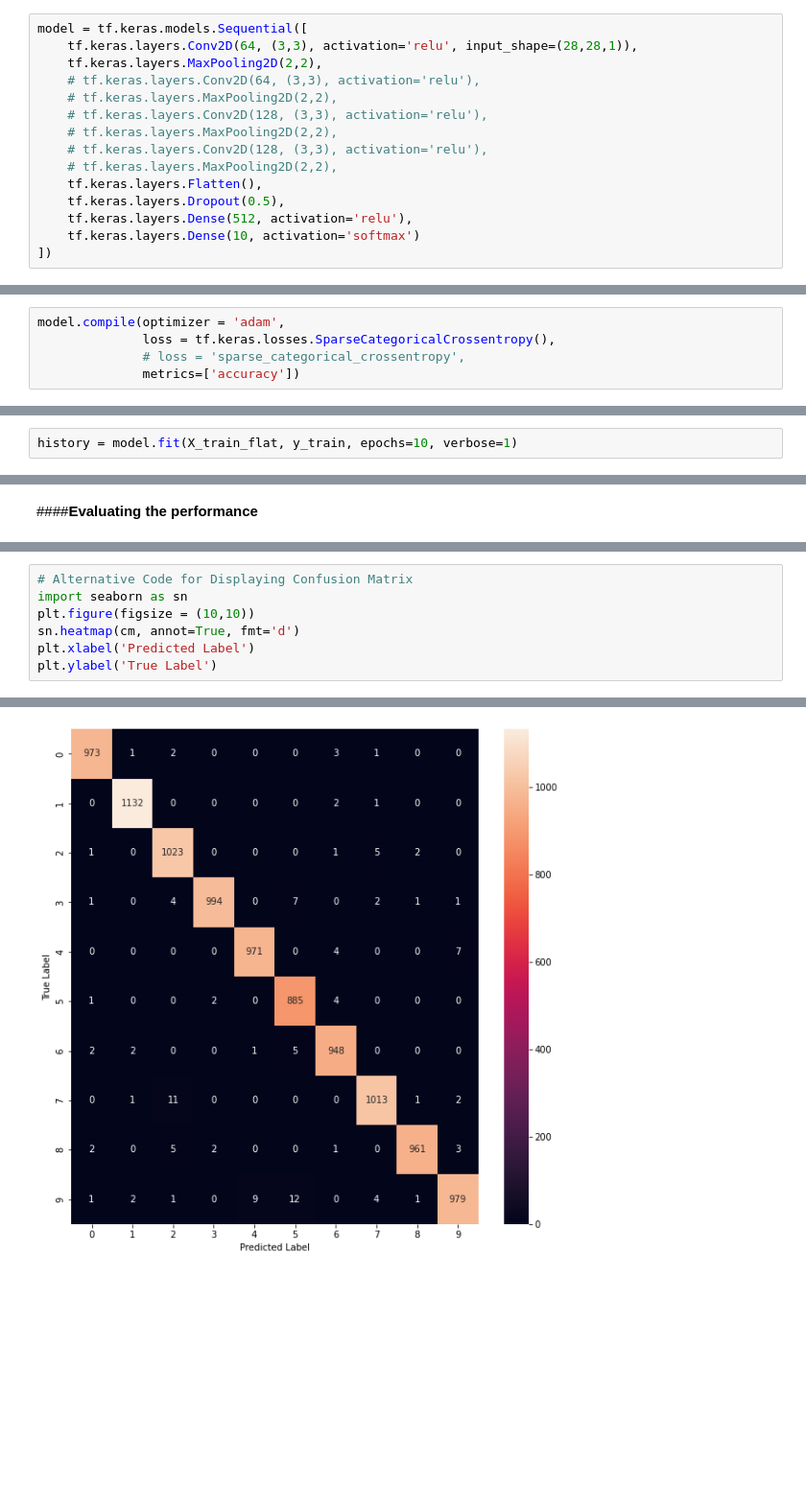
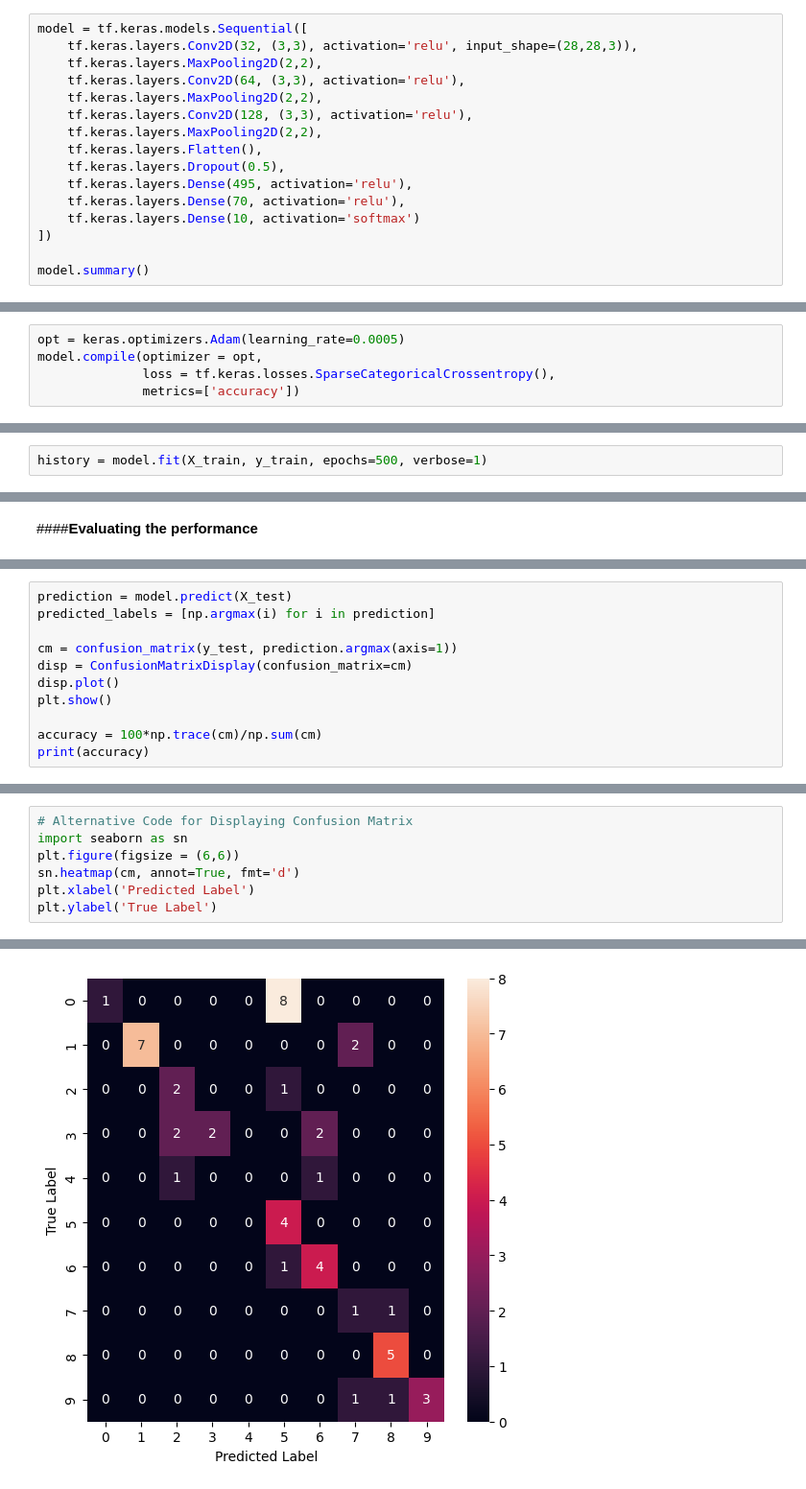
Before and after one commit to Jehmary/Machine-Learning-Basics, a Jupyter notebook: PCT04.ipynb, the cells around one changed output, grey strips where cells are left out. Shown at 96% size. Cells and saved outputs as stored; diff of their text form; blank space fills up the shorter version.

```diff
--- a/PCT04.ipynb
+++ b/PCT04.ipynb
@@ -162,16 +196,17 @@ print(X_test_flat.shape)
 ####**Defining the model**
 # %%
 model = tf.keras.models.Sequential([
-    tf.keras.layers.Conv2D(64, (3,3), activation='relu', input_shape=(28,28,1)),
+    tf.keras.layers.Conv2D(32, (3,3), activation='relu', input_shape=(28,28,3)),
     tf.keras.layers.MaxPooling2D(2,2),
-    # tf.keras.layers.Conv2D(64, (3,3), activation='relu'),
-    # tf.keras.layers.MaxPooling2D(2,2),
-    # tf.keras.layers.Conv2D(128, (3,3), activation='relu'),
-    # tf.keras.layers.MaxPooling2D(2,2),
-    # tf.keras.layers.Conv2D(128, (3,3), activation='relu'),
-    # tf.keras.layers.MaxPooling2D(2,2),
+    tf.keras.layers.Conv2D(64, (3,3), activation='relu'),
+    tf.keras.layers.MaxPooling2D(2,2),
+    tf.keras.layers.Conv2D(128, (3,3), activation='relu'),
+    tf.keras.layers.MaxPooling2D(2,2),
     tf.keras.layers.Flatten(),
     tf.keras.layers.Dropout(0.5),
-    tf.keras.layers.Dense(512, activation='relu'),
+    tf.keras.layers.Dense(495, activation='relu'),
+    tf.keras.layers.Dense(70, activation='relu'),
     tf.keras.layers.Dense(10, activation='softmax')
 ])
+
+model.summary()
@@ -200,10 +235,10 @@ _________________________________________________________________
 # %%
-model.compile(optimizer = 'adam',
+opt = keras.optimizers.Adam(learning_rate=0.0005)
+model.compile(optimizer = opt,
               loss = tf.keras.losses.SparseCategoricalCrossentropy(),
-              # loss = 'sparse_categorical_crossentropy',
               metrics=['accuracy'])
 # %% [markdown]
 ####**Training the model**
 # %%
-history = model.fit(X_train_flat, y_train, epochs=10, verbose=1)
+history = model.fit(X_train, y_train, epochs=500, verbose=1)
 # %% [output]
@@ -297,0 +274,11 @@ plt.show()
+# %%
+prediction = model.predict(X_test)
+predicted_labels = [np.argmax(i) for i in prediction]
+
+cm = confusion_matrix(y_test, prediction.argmax(axis=1))
+disp = ConfusionMatrixDisplay(confusion_matrix=cm)
+disp.plot()
+plt.show()
+
+accuracy = 100*np.trace(cm)/np.sum(cm)
+print(accuracy)
@@ -298,7 +289,7 @@ plt.show()
 # %%
 # Alternative Code for Displaying Confusion Matrix
 import seaborn as sn
-plt.figure(figsize = (10,10))
+plt.figure(figsize = (6,6))
 sn.heatmap(cm, annot=True, fmt='d')
 plt.xlabel('Predicted Label')
 plt.ylabel('True Label')
@@ -307 +298 @@ Text(69.0, 0.5, 'True Label')
-[figure, old version]
+[figure, new version]
```
Also changed, not shown: parts of 55 cells of this notebook.
